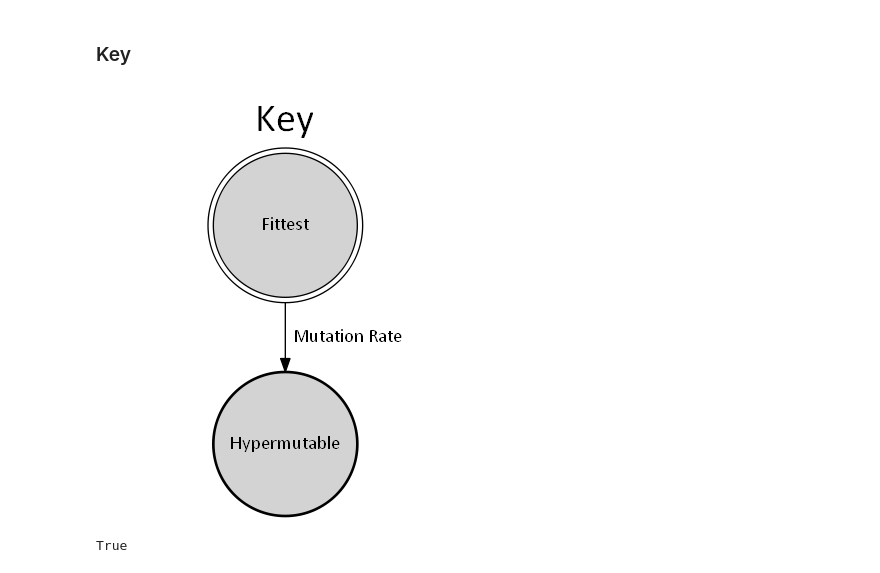
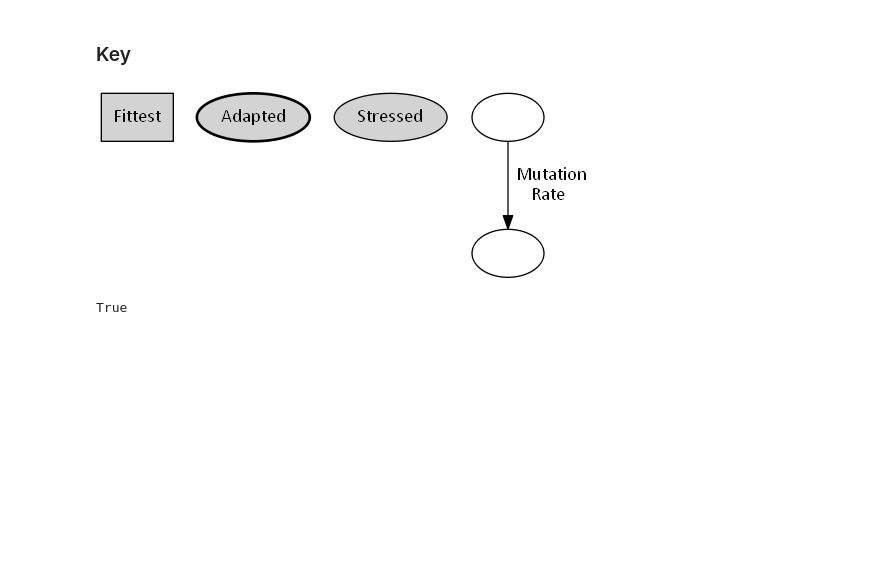
Before and after one commit to yoavram/ruggedsim, a Jupyter notebook: manuscript/figures.ipynb, the cells around one changed output. Saved outputs shown, nothing was run; the diff lists cells and outputs as text; code cells hidden in the pictures; blank space fills up the shorter version.

```diff
--- a/manuscript/figures.ipynb
+++ b/manuscript/figures.ipynb
@@ -385,20 +385,20 @@ True
 # %% [markdown]
 ### Key
 # %%
-graph = pydot.Dot(label="Key", labelloc="t", fontname=fontname, fontsize=30, graph_type='digraph',strict=True)
+graph = pydot.Dot(graph_type='digraph',strict=True)
 
-node = pydot.Node('Fittest', shape='doublecircle', style="filled", fontname=fontname)
-node.set_height(1.5)
+node = pydot.Node('Fittest', shape='rect', style="filled", fontname=fontname)
 graph.add_node(node)
-node = pydot.Node('Hypermutable', shape='circle', style='"bold,filled"', fontname=fontname)
-node.set_height(1.5)
+node = pydot.Node('Adapted', style='"bold,filled"', fontname=fontname)
 graph.add_node(node)
-graph.add_edge(pydot.Edge('Fittest','Hypermutable', label="  Mutation Rate", fontname=fontname))
+node = pydot.Node('Stressed', style='"filled"', fontname=fontname)
+graph.add_node(node)
+graph.add_edge(pydot.Edge('  ',' ', label="  Mutation\nRate", fontname=fontname))
 
-graph.set_ratio(1)
+#graph.set_ratio(2./1)
 graph
 # %% [output]
-[figure, old version]
+[figure, new version]
 # %%
 graph.set_dpi(300)
 graph.write_png("fitness_landscape_key.png")
```
Also changed, not shown: parts of 7 cells of this notebook.
